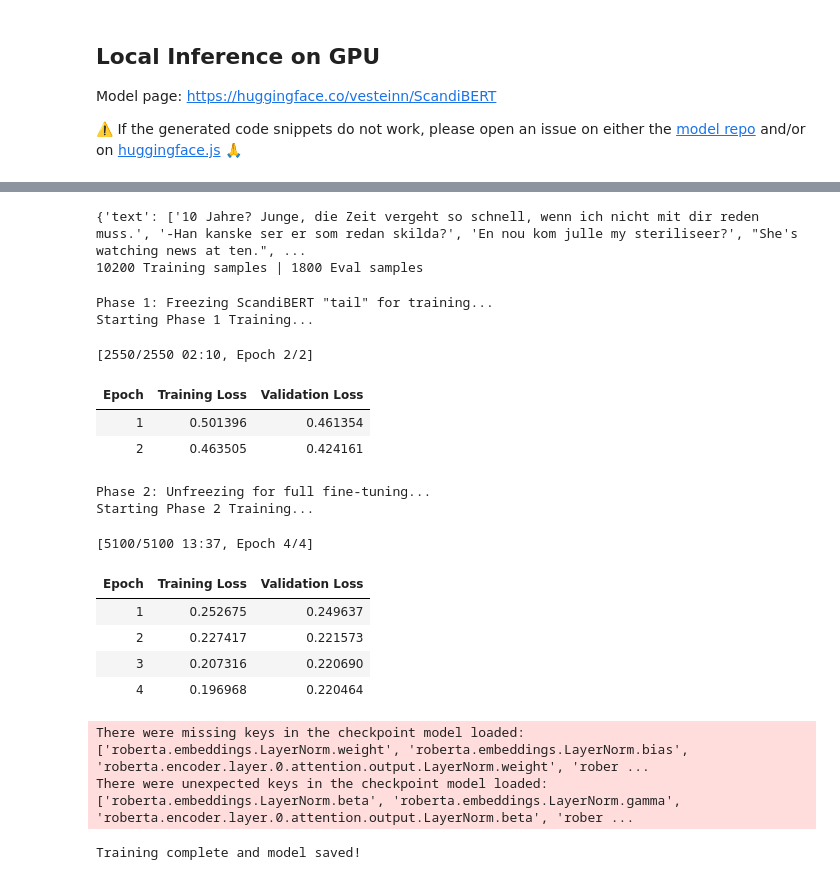
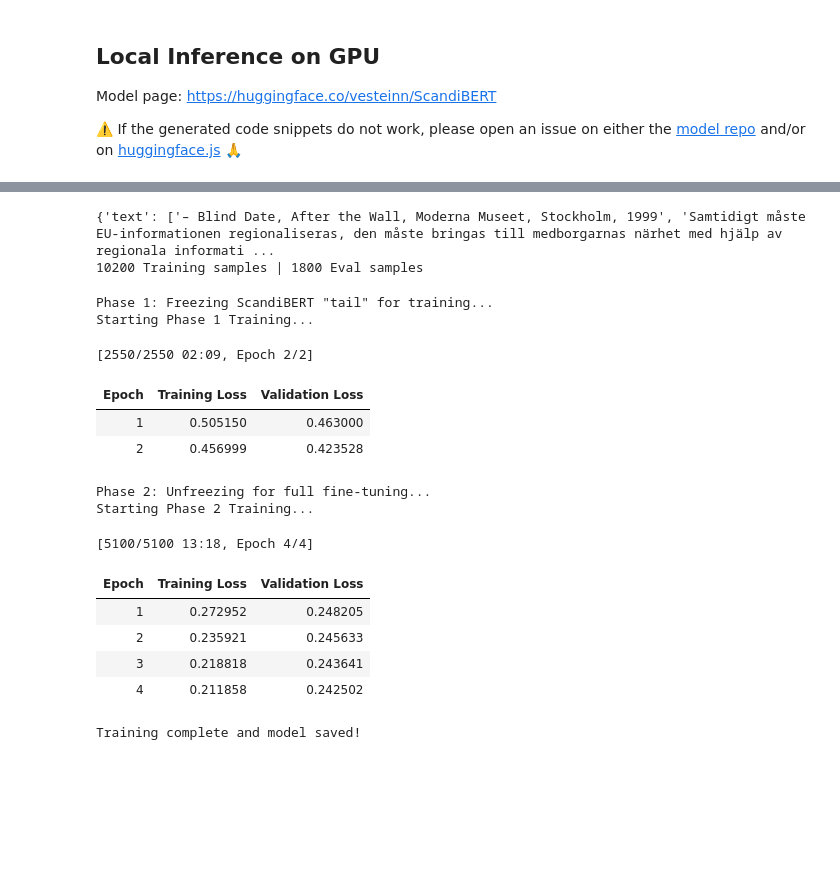
Before and after one commit to ianro04/ScandiProb, a Jupyter notebook: scandiprob.ipynb, the cells around one changed output, grey strips where cells are left out. Drawn from its saved outputs; the diff is of its cells as text; code cells hidden in the pictures; blank space fills up the shorter version.

Commit message:
Kaggle Notebook | ScandiProb | Part B, Version 3.2 - Reworked label smoothing to acknowledge Danish-Norwegian overlap and removed "load best model" for eval loss

```diff
--- a/scandiprob.ipynb
+++ b/scandiprob.ipynb
@@ -158,17 +157,23 @@ Non-Scandinavian: 0.5393
 from datasets import Dataset, concatenate_datasets, Sequence, Value, Features
 from sklearn.model_selection import train_test_split
 
-def smoothed_values(target_index, list_len, SMOOTH_VAL=0.1):
-    if target_index > list_len:
+def smoothed_values(target_label, labels_list=labels, SMOOTH_VAL=0.1):
+    if not target_label in labels_list:
         return [None]
-    new_list = [None] * list_len
-    for i in range(list_len):
+    new_list = [None] * len(labels_list)
+    target_index = labels_list.index(target_label)
+    for i in range(len(labels_list)):
+        curr_label = labels[i]
         if (i == target_index):
             new_list[i] = 1 - SMOOTH_VAL
-        elif (i != target_index) and (i == (list_len - 1)): # Negative class always last
-            new_list[i] = SMOOTH_VAL / 4
+        elif (i != target_index) and (curr_label != "Non-Scandinavian"):
+            da_no_cross = (target_label == "Norwegian" and curr_label == "Danish") or (target_label == "Danish" and curr_label == "Norwegian")
+            if da_no_cross:
+                new_list[i] = SMOOTH_VAL / 1.5
+            else:
+                new_list[i] = SMOOTH_VAL / 3 # For Swedish
         else:
-            new_list[i] = SMOOTH_VAL / 3
+            new_list[i] = SMOOTH_VAL / 4 # For negative class
     return new_list
 
 
@@ -189,16 +194,16 @@ nonscandi_train, nonscandi_eval = train_test_split(
 
 label_features = Features({"text": Value("string"), "labels": Sequence(Value("float32"))})
 
-dataset_norwegian_train = Dataset.from_dict({"text": norwegian_train, "labels": [smoothed_values(0, 4)] * len(norwegian_train)}, features=label_features)
-dataset_swedish_train = Dataset.from_dict({"text": swedish_train, "labels": [smoothed_values(1, 4)] * len(swedish_train)}, features=label_features)
-dataset_danish_train = Dataset.from_dict({"text": danish_train, "labels": [smoothed_values(2, 4)] * len(danish_train)}, features=label_features)
-dataset_nonscandi_train = Dataset.from_dict({"text": nonscandi_train, "labels": [smoothed_values(3, 4)] * len(nonscandi_train)}, features=label_features)
+dataset_norwegian_train = Dataset.from_dict({"text": norwegian_train, "labels": [smoothed_values("Norwegian")] * len(norwegian_train)}, features=label_features)
+dataset_swedish_train = Dataset.from_dict({"text": swedish_train, "labels": [smoothed_values("Swedish")] * len(swedish_train)}, features=label_features)
+dataset_danish_train = Dataset.from_dict({"text": danish_train, "labels": [smoothed_values("Danish")] * len(danish_train)}, features=label_features)
+dataset_nonscandi_train = Dataset.from_dict({"text": nonscandi_train, "labels": [smoothed_values("Non-Scandinavian")] * len(nonscandi_train)}, features=label_features)
 train_dataset = concatenate_datasets([dataset_norwegian_train, dataset_swedish_train, dataset_danish_train, dataset_nonscandi_train]).shuffle(seed=42)
 
-dataset_norwegian_eval = Dataset.from_dict({"text": norwegian_eval, "labels": [smoothed_values(0, 4)] * len(norwegian_eval)}, features=label_features)
-dataset_swedish_eval = Dataset.from_dict({"text": swedish_eval, "labels": [smoothed_values(1, 4)] * len(swedish_eval)}, features=label_features)
-dataset_danish_eval = Dataset.from_dict({"text": danish_eval, "labels": [smoothed_values(2, 4)] * len(danish_eval)}, features=label_features)
-dataset_nonscandi_eval = Dataset.from_dict({"text": nonscandi_eval, "labels": [smoothed_values(3, 4)] * len(nonscandi_eval)}, features=label_features)
+dataset_norwegian_eval = Dataset.from_dict({"text": norwegian_eval, "labels": [smoothed_values("Norwegian")] * len(norwegian_eval)}, features=label_features)
+dataset_swedish_eval = Dataset.from_dict({"text": swedish_eval, "labels": [smoothed_values("Swedish")] * len(swedish_eval)}, features=label_features)
+dataset_danish_eval = Dataset.from_dict({"text": danish_eval, "labels": [smoothed_values("Danish")] * len(danish_eval)}, features=label_features)
+dataset_nonscandi_eval = Dataset.from_dict({"text": nonscandi_eval, "labels": [smoothed_values("Non-Scandinavian")] * len(nonscandi_eval)}, features=label_features)
 eval_dataset = concatenate_datasets([dataset_norwegian_eval, dataset_swedish_eval, dataset_danish_eval, dataset_nonscandi_eval]).shuffle(seed=42)
 
 print(train_dataset[:20]) # Test to see if dataset is selected + labeled properly
@@ -213,7 +218,7 @@ eval_dataset = eval_dataset.map(tokenize_dataset, batched=True)
 train_dataset.set_format(type="torch", columns=["input_ids", "attention_mask", "labels"])
 eval_dataset.set_format(type="torch", columns=["input_ids", "attention_mask", "labels"])
 # %% [output]
-{'text': ['10 Jahre? Junge, die Zeit vergeht so schnell, wenn ich nicht mit dir reden muss.', '-Han kanske ser er som redan skilda?', 'En nou kom julle my steriliseer?', "She's watching news at ten.", ...
+{'text': ['– Blind Date, After the Wall, Moderna Museet, Stockholm, 1999', 'Samtidigt måste EU-informationen regionaliseras, den måste bringas till medborgarnas närhet med hjälp av regionala informati ...
 10200 Training samples | 1800 Eval samples
 # %%
 import re
@@ -265,9 +270,6 @@ training_args_phase2 = TrainingArguments(
     report_to="none",
     dataloader_pin_memory=False,
     logging_steps=sent_based_int(0.1),
-    load_best_model_at_end = True,
-    metric_for_best_model = "eval_loss",
-    greater_is_better = False,
     eval_strategy="epoch",
     save_strategy="epoch"
 )
@@ -309,47 +311,45 @@ def ScandiProb(text): # Actually showing the fine-tuned model some text to class
     nonscandi_ratio = nonscandi_penalty(text)
 
 
     final_probs = []
     skew_effect = False
 
     for i, label in enumerate(labels):
         prob = raw_probs[i].item()
 
         if label in ["Norwegian", "Swedish", "Danish"]:
-            adjusted = round(prob * (1.0 - nonscandi_ratio), 4)
+            adjusted = prob * (1.0 - nonscandi_ratio)
         else: # Scale up/down by % of non-Scandi chars
-            adjusted = round(prob + ((1.0 - prob) * nonscandi_ratio), 4)
+            adjusted = prob + ((1.0 - prob) * nonscandi_ratio)
 
         final_probs.append(adjusted)
 
-        if (adjusted != prob):
+        if (round(adjusted, 4) != round(prob, 4)):
             skew_effect = True
 
     if skew_effect:
         print("\nPre-Adjustment Probabilities: ")
         for label, prob in zip(labels, raw_probs): # Print pre-regex-skew results!
             print(f"{label}: {prob:.4f}")
     print("\nPost-Adjustment Probabilities: " if skew_effect else "\nPost-Training Probabilities")
     for label, prob in zip(labels, final_probs): # Print post-regex-skew results!
         print(f"{label}: {prob:.4f}")
 # %% [output]
 Phase 1: Freezing ScandiBERT "tail" for training...
 Starting Phase 1 Training...
-[2550/2550 02:10, Epoch 2/2]
+[2550/2550 02:09, Epoch 2/2]
 | Epoch | Training Loss | Validation Loss |
-| 1 | 0.501396 | 0.461354 |
-| 2 | 0.463505 | 0.424161 |
+| 1 | 0.505150 | 0.463000 |
+| 2 | 0.456999 | 0.423528 |
 Phase 2: Unfreezing for full fine-tuning...
 Starting Phase 2 Training...
-[5100/5100 13:37, Epoch 4/4]
+[5100/5100 13:18, Epoch 4/4]
 | Epoch | Training Loss | Validation Loss |
-| 1 | 0.252675 | 0.249637 |
-| 2 | 0.227417 | 0.221573 |
-| 3 | 0.207316 | 0.220690 |
-| 4 | 0.196968 | 0.220464 |
+| 1 | 0.272952 | 0.248205 |
+| 2 | 0.235921 | 0.245633 |
+| 3 | 0.218818 | 0.243641 |
+| 4 | 0.211858 | 0.242502 |
-There were missing keys in the checkpoint model loaded: ['roberta.embeddings.LayerNorm.weight', 'roberta.embeddings.LayerNorm.bias', 'roberta.encoder.layer.0.attention.output.LayerNorm.weight', 'rober ...
-There were unexpected keys in the checkpoint model loaded: ['roberta.embeddings.LayerNorm.beta', 'roberta.embeddings.LayerNorm.gamma', 'roberta.encoder.layer.0.attention.output.LayerNorm.beta', 'rober ...
+Training complete and model saved!
-Training complete and model saved!
 # %%
 def scandiprob_test(input_text):
     print(input_text)
```
Also changed, not shown: parts of 2 cells of this notebook.
